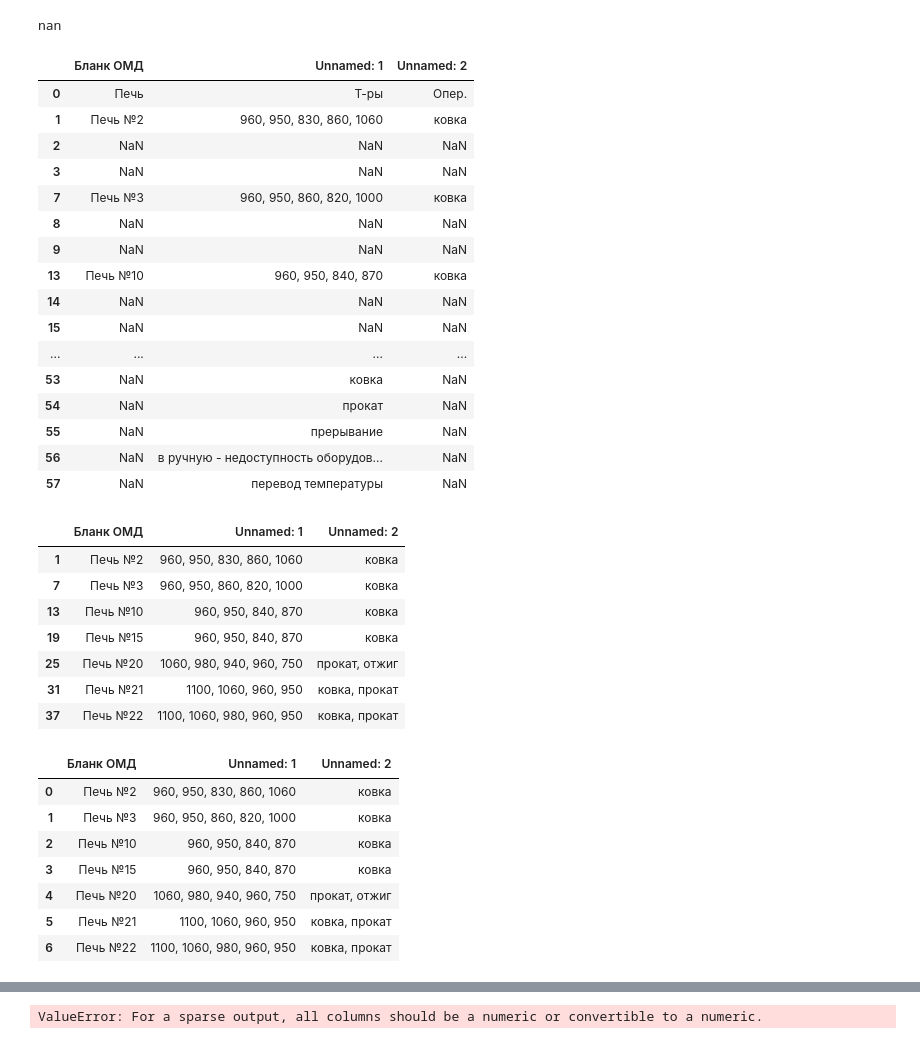
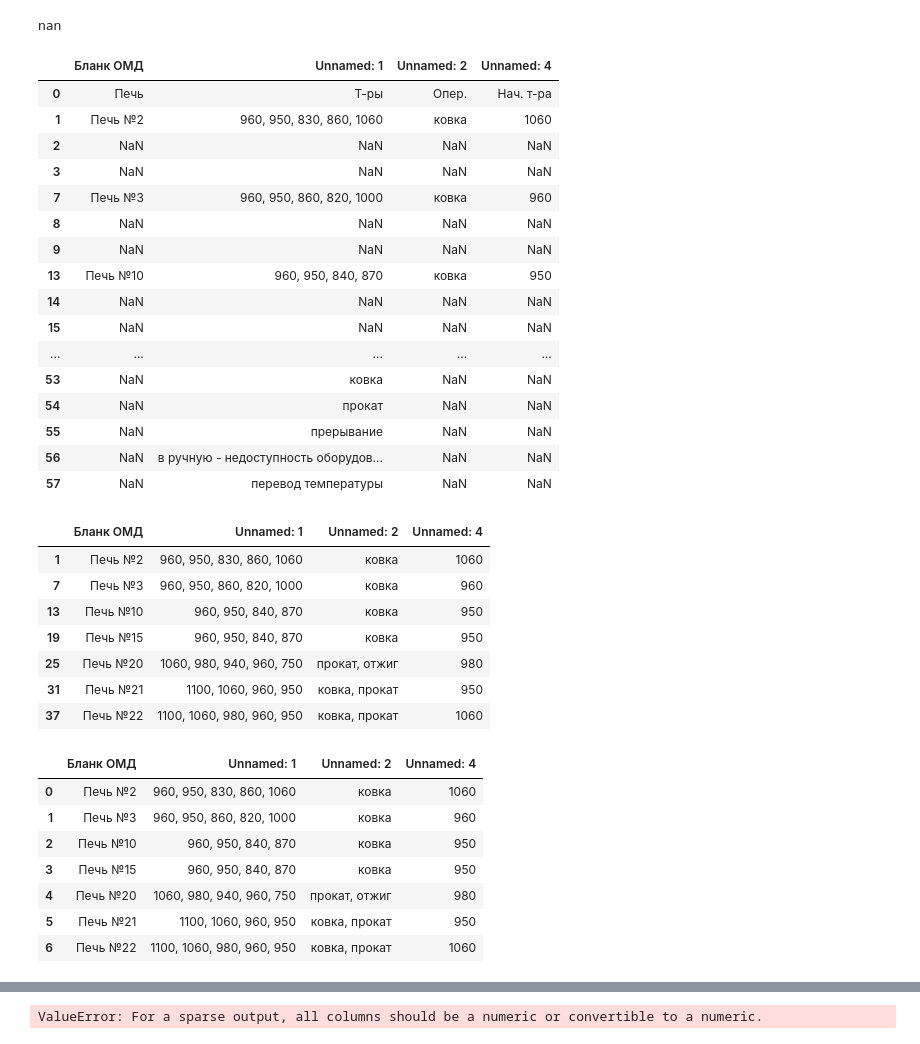
Before and after one commit to IT-Continue/optimization-of-rolling-shop-load, a Jupyter notebook: dataframe_preprocessing.ipynb, the cells around one changed output, grey strips where cells are left out. Saved outputs shown, nothing was run; the diff lists cells and outputs as text; code cells hidden in the pictures.

```diff
--- a/dataframe_preprocessing.ipynb
+++ b/dataframe_preprocessing.ipynb
@@ -511,49 +243,49 @@ float('nan')
 # %% [output]
 nan
 # %%
-blank_non_NaN = blank.dropna(how='all')[['Бланк ОМД', 'Unnamed: 1', 'Unnamed: 2']]
+blank_non_NaN = blank.dropna(how='all')[['Бланк ОМД', 'Unnamed: 1', 'Unnamed: 2', 'Unnamed: 4']]
 blank_non_NaN
 # %% [output]
-|  | Бланк ОМД | Unnamed: 1 | Unnamed: 2 |
-| 0 | Печь | Т-ры | Опер. |
-| 1 | Печь №2 | 960, 950, 830, 860, 1060 | ковка |
-| 2 | NaN | NaN | NaN |
-| 3 | NaN | NaN | NaN |
-| 7 | Печь №3 | 960, 950, 860, 820, 1000 | ковка |
-| 8 | NaN | NaN | NaN |
-| 9 | NaN | NaN | NaN |
-| 13 | Печь №10 | 960, 950, 840, 870 | ковка |
-| 14 | NaN | NaN | NaN |
-| 15 | NaN | NaN | NaN |
-| ... | ... | ... | ... |
-| 53 | NaN | ковка | NaN |
-| 54 | NaN | прокат | NaN |
-| 55 | NaN | прерывание | NaN |
-| 56 | NaN | в ручную - недоступность оборудов... | NaN |
-| 57 | NaN | перевод температуры | NaN |
+|  | Бланк ОМД | Unnamed: 1 | Unnamed: 2 | Unnamed: 4 |
+| 0 | Печь | Т-ры | Опер. | Нач. т-ра |
+| 1 | Печь №2 | 960, 950, 830, 860, 1060 | ковка | 1060 |
+| 2 | NaN | NaN | NaN | NaN |
+| 3 | NaN | NaN | NaN | NaN |
+| 7 | Печь №3 | 960, 950, 860, 820, 1000 | ковка | 960 |
+| 8 | NaN | NaN | NaN | NaN |
+| 9 | NaN | NaN | NaN | NaN |
+| 13 | Печь №10 | 960, 950, 840, 870 | ковка | 950 |
+| 14 | NaN | NaN | NaN | NaN |
+| 15 | NaN | NaN | NaN | NaN |
+| ... | ... | ... | ... | ... |
+| 53 | NaN | ковка | NaN | NaN |
+| 54 | NaN | прокат | NaN | NaN |
+| 55 | NaN | прерывание | NaN | NaN |
+| 56 | NaN | в ручную - недоступность оборудов... | NaN | NaN |
+| 57 | NaN | перевод температуры | NaN | NaN |
 # %%
 # in [1, 7, 13, 19, 25, 31, 37]
 blank_non_NaN = blank_non_NaN[((blank_non_NaN.index-1)%6==0)&(blank_non_NaN.index<=37)]
 blank_non_NaN
 # %% [output]
-|  | Бланк ОМД | Unnamed: 1 | Unnamed: 2 |
-| 1 | Печь №2 | 960, 950, 830, 860, 1060 | ковка |
-| 7 | Печь №3 | 960, 950, 860, 820, 1000 | ковка |
-| 13 | Печь №10 | 960, 950, 840, 870 | ковка |
-| 19 | Печь №15 | 960, 950, 840, 870 | ковка |
-| 25 | Печь №20 | 1060, 980, 940, 960, 750 | прокат, отжиг |
-| 31 | Печь №21 | 1100, 1060, 960, 950 | ковка, прокат |
-| 37 | Печь №22 | 1100, 1060, 980, 960, 950 | ковка, прокат |
+|  | Бланк ОМД | Unnamed: 1 | Unnamed: 2 | Unnamed: 4 |
+| 1 | Печь №2 | 960, 950, 830, 860, 1060 | ковка | 1060 |
+| 7 | Печь №3 | 960, 950, 860, 820, 1000 | ковка | 960 |
+| 13 | Печь №10 | 960, 950, 840, 870 | ковка | 950 |
+| 19 | Печь №15 | 960, 950, 840, 870 | ковка | 950 |
+| 25 | Печь №20 | 1060, 980, 940, 960, 750 | прокат, отжиг | 980 |
+| 31 | Печь №21 | 1100, 1060, 960, 950 | ковка, прокат | 950 |
+| 37 | Печь №22 | 1100, 1060, 980, 960, 950 | ковка, прокат | 1060 |
 # %%
 blank_reset_index = blank_non_NaN.reset_index(drop=True)
 blank_reset_index
 # %% [output]
-|  | Бланк ОМД | Unnamed: 1 | Unnamed: 2 |
-| 0 | Печь №2 | 960, 950, 830, 860, 1060 | ковка |
-| 1 | Печь №3 | 960, 950, 860, 820, 1000 | ковка |
-| 2 | Печь №10 | 960, 950, 840, 870 | ковка |
-| 3 | Печь №15 | 960, 950, 840, 870 | ковка |
-| 4 | Печь №20 | 1060, 980, 940, 960, 750 | прокат, отжиг |
-| 5 | Печь №21 | 1100, 1060, 960, 950 | ковка, прокат |
-| 6 | Печь №22 | 1100, 1060, 980, 960, 950 | ковка, прокат |
+|  | Бланк ОМД | Unnamed: 1 | Unnamed: 2 | Unnamed: 4 |
+| 0 | Печь №2 | 960, 950, 830, 860, 1060 | ковка | 1060 |
+| 1 | Печь №3 | 960, 950, 860, 820, 1000 | ковка | 960 |
+| 2 | Печь №10 | 960, 950, 840, 870 | ковка | 950 |
+| 3 | Печь №15 | 960, 950, 840, 870 | ковка | 950 |
+| 4 | Печь №20 | 1060, 980, 940, 960, 750 | прокат, отжиг | 980 |
+| 5 | Печь №21 | 1100, 1060, 960, 950 | ковка, прокат | 950 |
+| 6 | Печь №22 | 1100, 1060, 980, 960, 950 | ковка, прокат | 1060 |
 # %%
```
Also changed, not shown: parts of 59 cells of this notebook.
